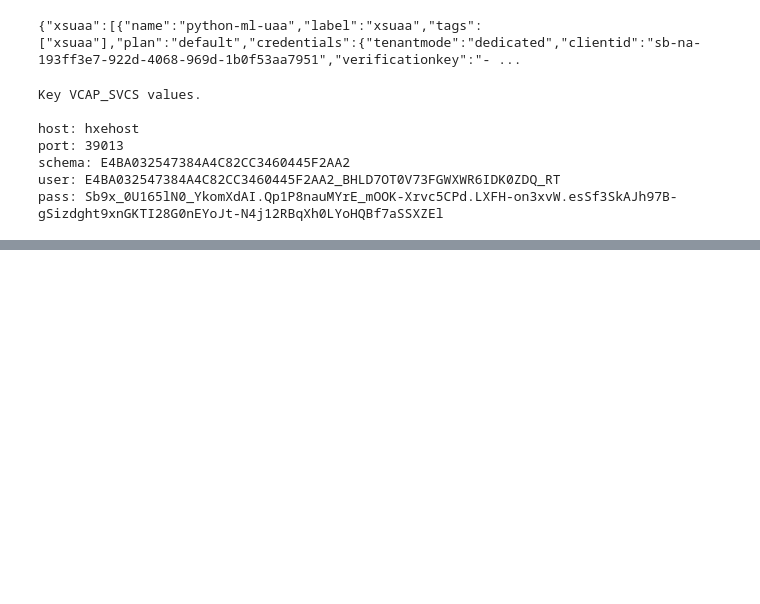
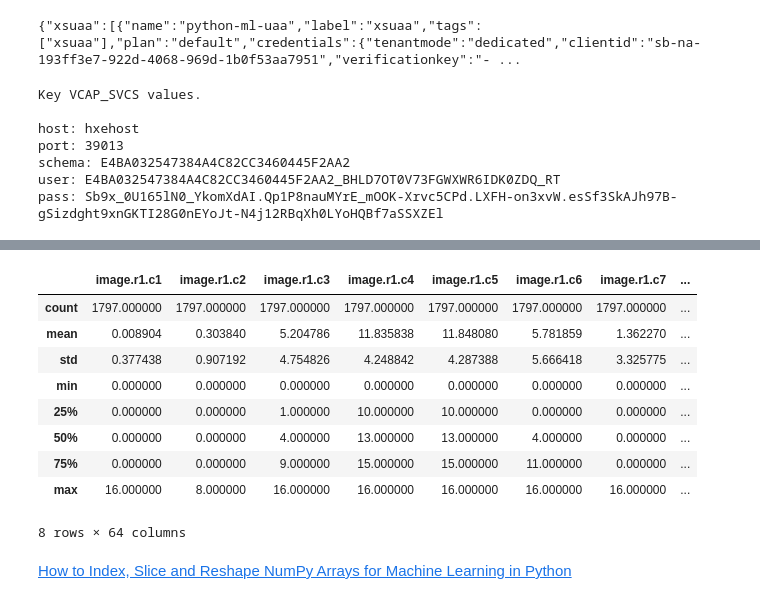
Before and after one commit to alundesap/mta_python_ml, a Jupyter notebook: python/hana_ml.ipynb, the cells around one changed output, grey strips where cells are left out. Saved outputs shown, nothing was run; the diff lists cells and outputs as text; code cells hidden in the pictures; blank space fills up the shorter version.

```diff
--- a/python/hana_ml.ipynb
+++ b/python/hana_ml.ipynb
@@ -108,0 +210,15 @@ plt.show()
+# %%
+pdfimg.describe()
+# %% [output]
+|  | image.r1.c1 | image.r1.c2 | image.r1.c3 | image.r1.c4 | image.r1.c5 | image.r1.c6 | image.r1.c7 | ... |
+| count | 1797.000000 | 1797.000000 | 1797.000000 | 1797.000000 | 1797.000000 | 1797.000000 | 1797.000000 | ... |
+| mean | 0.008904 | 0.303840 | 5.204786 | 11.835838 | 11.848080 | 5.781859 | 1.362270 | ... |
+| std | 0.377438 | 0.907192 | 4.754826 | 4.248842 | 4.287388 | 5.666418 | 3.325775 | ... |
+| min | 0.000000 | 0.000000 | 0.000000 | 0.000000 | 0.000000 | 0.000000 | 0.000000 | ... |
+| 25% | 0.000000 | 0.000000 | 1.000000 | 10.000000 | 10.000000 | 0.000000 | 0.000000 | ... |
+| 50% | 0.000000 | 0.000000 | 4.000000 | 13.000000 | 13.000000 | 4.000000 | 0.000000 | ... |
+| 75% | 0.000000 | 0.000000 | 9.000000 | 15.000000 | 15.000000 | 11.000000 | 0.000000 | ... |
+| max | 16.000000 | 8.000000 | 16.000000 | 16.000000 | 16.000000 | 16.000000 | 16.000000 | ... |
+8 rows × 64 columns
+# %% [markdown]
+[How to Index, Slice and Reshape NumPy Arrays for Machine Learning in Python](https://machinelearningmastery.com/index-slice-reshape-numpy-arrays-machine-learning-python/)
```
Also changed, not shown: parts of 19 cells of this notebook.
